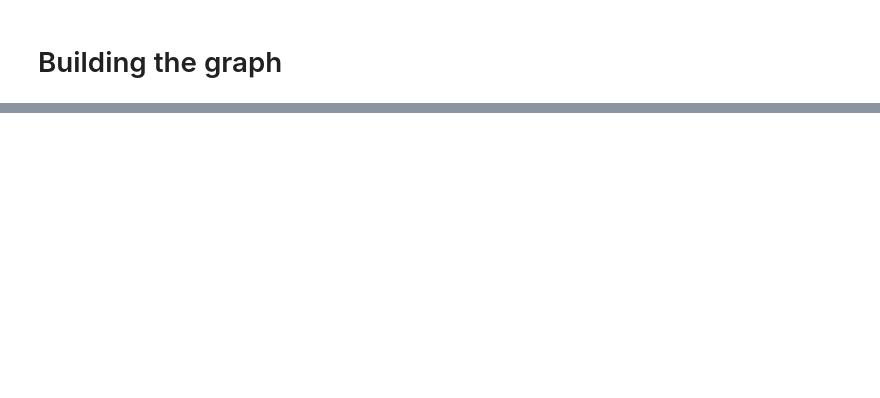
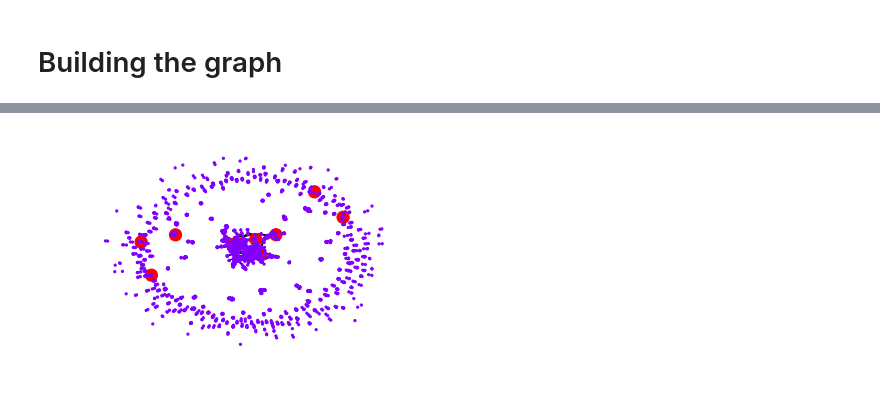
Before and after one commit to juanhenao21/authors_analysis, a Jupyter notebook: 02_authors_graph.ipynb, the cells around one changed output, grey strips where cells are left out. Cells and saved outputs as stored; diff of their text form; code cells hidden in the pictures; blank space fills up the shorter version.

```diff
--- a/02_authors_graph.ipynb
+++ b/02_authors_graph.ipynb
@@ -188,0 +189,30 @@ print(G['Hasegawa, Takashi']['Ishio, Shunji'])
+# %%
+def partitions(nodes, n):
+    "Partitions the nodes into n subsets"
+    nodes_iter = iter(nodes)
+    while True:
+        partition = tuple(itertools.islice(nodes_iter,n))
+        if not partition:
+            return
+        yield partition
+# %%
+def btwn_pool(G_tuple):
+    return nx.betweenness_centrality_source(*G_tuple)
+# %%
+def between_parallel(G, processes = None):
+    p = Pool(processes=processes)
+    part_generator = 4*len(p._pool)
+    node_partitions = list(partitions(G.nodes(), int(len(G)/part_generator)))
+    num_partitions = len(node_partitions)
+
+    bet_map = p.map(btwn_pool,
+                        zip([G]*num_partitions,
+                        [True]*num_partitions,
+                        [None]*num_partitions,
+                        node_partitions))
+
+    bt_c = bet_map[0]
+    for bt in bet_map[1:]:
+        for n in bt:
+            bt_c[n] += bt[n]
+    return bt_c
@@ -188,0 +227,11 @@ print(G['Hasegawa, Takashi']['Ishio, Shunji'])
+# %%
+bt_values = [5]*len(G.nodes())
+bt_colors = [0]*len(G.nodes())
+for i in range(len(max_nodes)):
+    bt_values[i] = 150
+    bt_colors[i] = 2
+
+plt.axis("off")
+nx.draw_networkx(G, pos = pos, cmap = plt.get_cmap("rainbow"), node_color = bt_colors, node_size = bt_values, with_labels = False)
+# %% [output]
+[figure, added]
```
Also changed, not shown: parts of 8 cells of this notebook, 1 other file.
